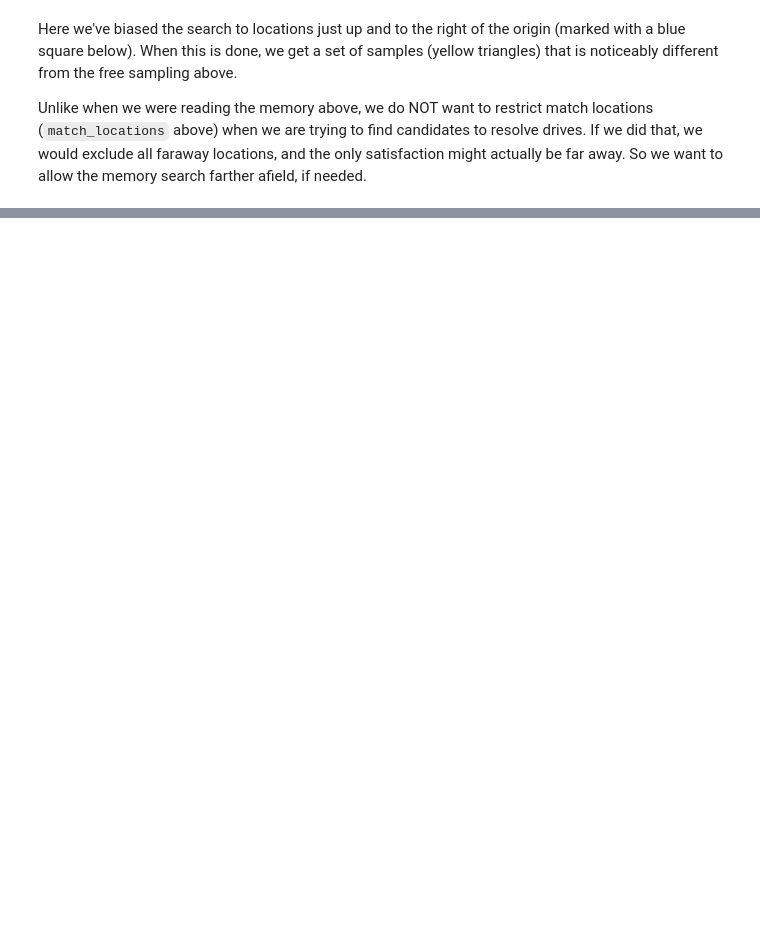
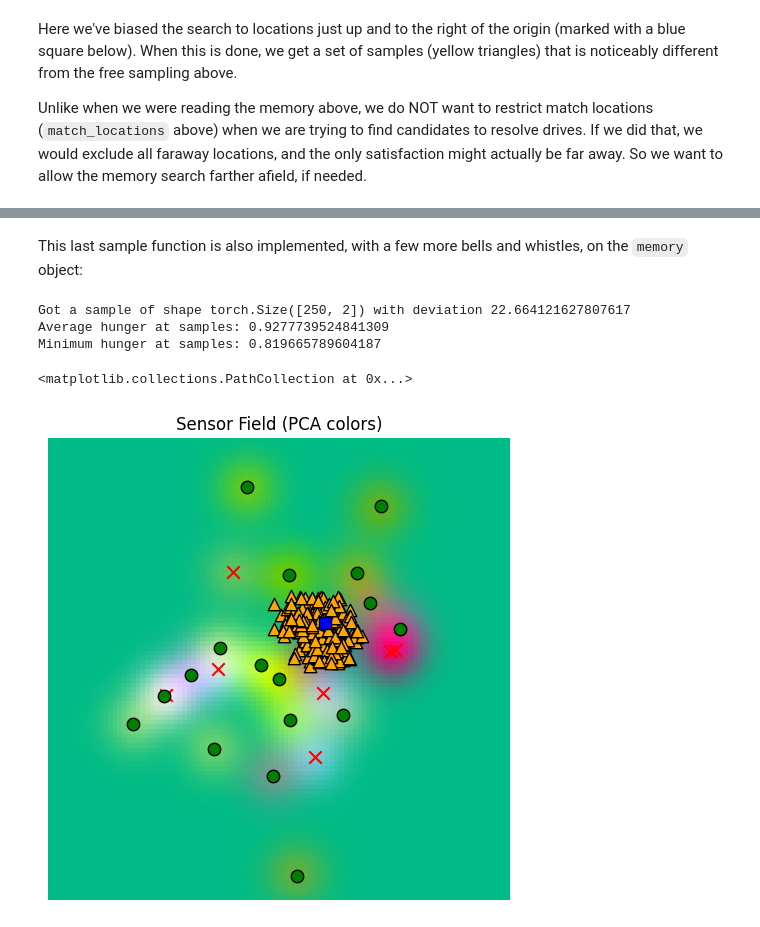
Before and after one commit to hypernicon/tree-world, a Jupyter notebook: notebook/map_testing.ipynb, the cells around one changed output, grey strips where cells are left out. Saved outputs shown, nothing was run; the diff lists cells and outputs as text; code cells hidden in the pictures; blank space fills up the shorter version.

```diff
--- a/notebook/map_testing.ipynb
+++ b/notebook/map_testing.ipynb
@@ -670,0 +669,33 @@ ax.scatter(location[0, 0], location[0, 1], c="blue", marker="s", s=80, edgecolor
+# %% [markdown]
+This last sample function is also implemented, with a few more bells and whistles, on the `memory` object:
+# %%
+sample_hunger_from_memory = memory.sample(
+    location, location_sd, y_hunger[None, ...], num_samples=250, sigma_scale=25.0, temperature=1.0 # <-- uses 1 / sqrt(d) here!!!
+).squeeze( )
+
+hunger_sample_from_memory_deviation = torch.norm(sample_hunger_from_memory - sample_hunger_from_memory.mean(dim=-1, keepdim=True), dim=-1).std()
+print(f"Got a sample of shape {sample_hunger_from_memory.shape} with deviation {hunger_sample_from_memory_deviation}")
+
+_, sensor_data_at_samples_from_memory, _ = sensor.sense(world, sample_hunger_from_memory, None)
+
+drives_at_samples_from_memory = drive_classifier(sensor_data_at_samples_from_memory)
+
+avg_hunger_at_samples_from_memory = drives_at_samples_from_memory[:, drive_keys["edible"]].mean().item()
+min_hunger_at_samples_from_memory = drives_at_samples_from_memory[:, drive_keys["edible"]].min().item()
+
+print(f"Average hunger at samples: {avg_hunger_at_samples_from_memory}")
+print(f"Minimum hunger at samples: {min_hunger_at_samples_from_memory}")
+# %% [output]
+Got a sample of shape torch.Size([250, 2]) with deviation 22.664121627807617
+Average hunger at samples: 0.9277739524841309
+Minimum hunger at samples: 0.819665789604187
+# %%
+_, fig, ax = plot_sensor_field(sensor_values)
+
+for sample in sample_hunger_from_memory:
+    ax.scatter(sample[0], sample[1], c="orange", marker="^", s=80, edgecolor="k")
+
+ax.scatter(location[0, 0], location[0, 1], c="blue", marker="s", s=80, edgecolor="k")
+# %% [output]
+<matplotlib.collections.PathCollection at 0x...>
+[figure, added]
```
Also changed, not shown: parts of 18 cells of this notebook, 1 other file.
